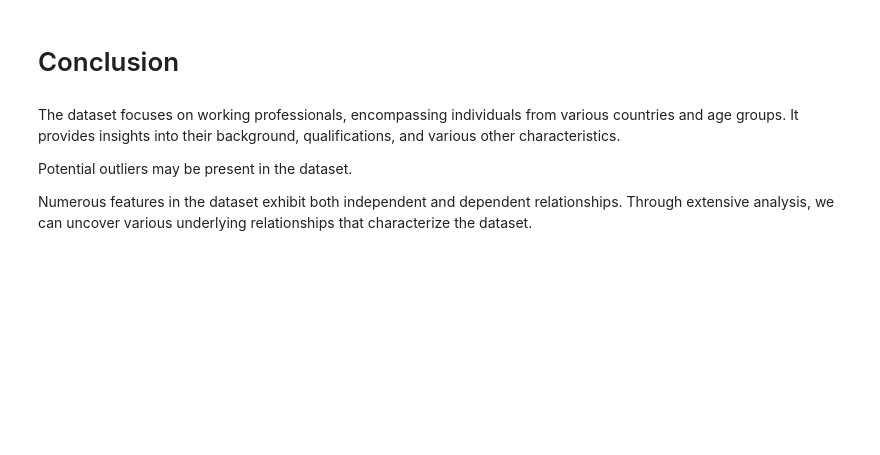
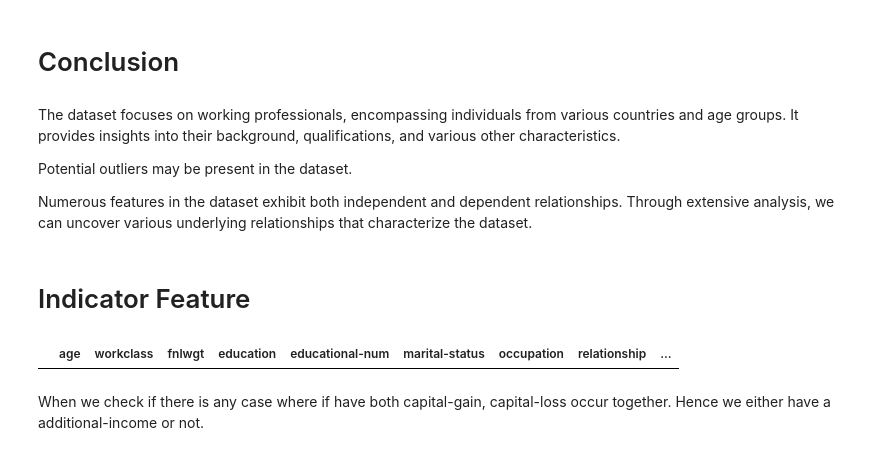
Before and after one commit to kaushalrmn/ml-lab6, a Jupyter notebook: Lab_Assignment_6.ipynb, the cells around one changed output. Cells and saved outputs as stored; diff of their text form; code cells hidden in the pictures; blank space fills up the shorter version.

```diff
--- a/Lab_Assignment_6.ipynb
+++ b/Lab_Assignment_6.ipynb
@@ -272,3 +272,11 @@ The dataset focuses on working professionals, encompassing individuals from vari
 Potential outliers may be present in the dataset.
 
 Numerous features in the dataset exhibit both independent and dependent relationships. Through extensive analysis, we can uncover various underlying relationships that characterize the dataset.
+# %% [markdown]
+# Indicator Feature
+# %%
+income_data[(income_data['capital-loss'] > 0) & (income_data['capital-gain'] > 0)]
+# %% [output]
+|  | age | workclass | fnlwgt | education | educational-num | marital-status | occupation | relationship | ... |
+# %% [markdown]
+When we check if there is any case where if have both capital-gain, capital-loss occur together. Hence we either have a additional-income or not.
```
Also changed, not shown: parts of 6 cells of this notebook.
